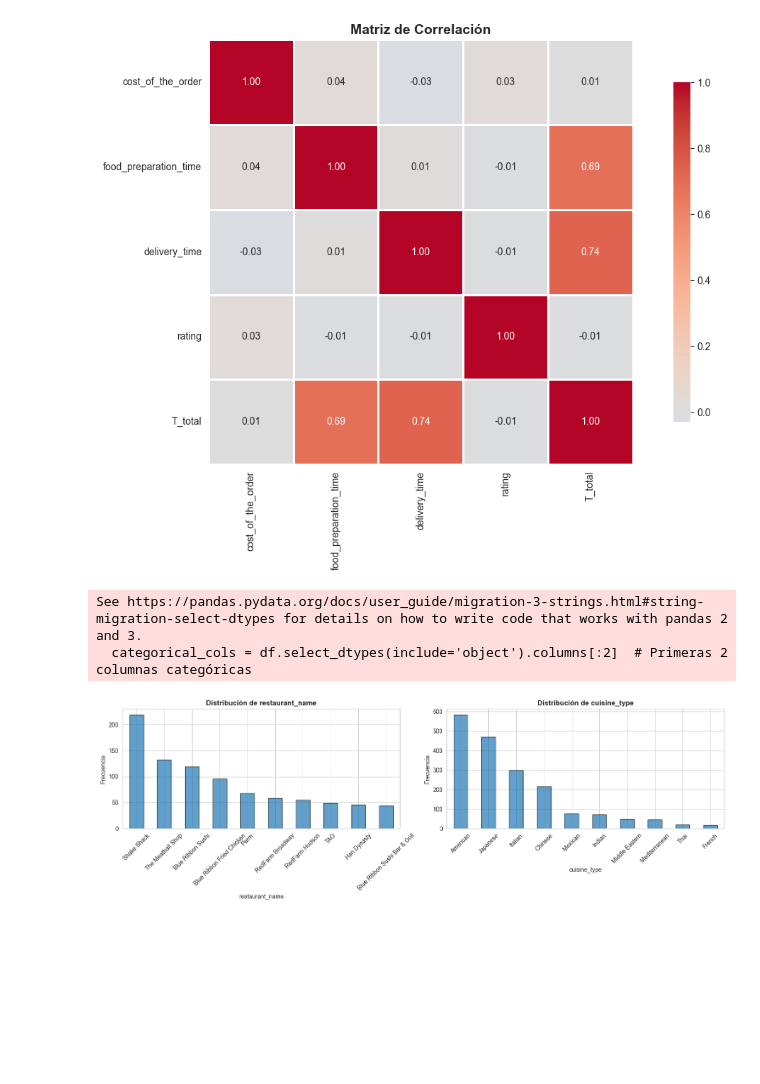
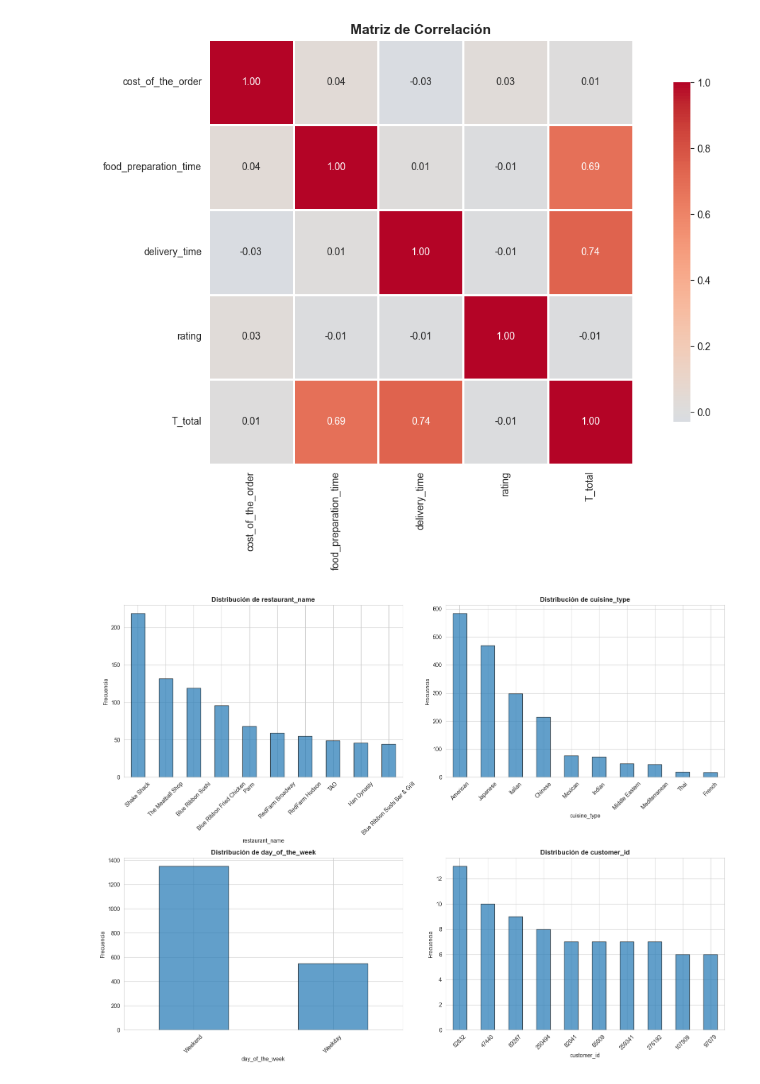
Before and after one commit to Jvelasquez980/Fundamentos-Ciencia-de-Datos, a Jupyter notebook: Tarea-30-de-enero/desarrollo.ipynb, the cells around one changed output. Saved outputs shown, nothing was run; the diff lists cells and outputs as text; code cells hidden in the pictures; blank space fills up the shorter version.

```diff
--- a/Tarea-30-de-enero/desarrollo.ipynb
+++ b/Tarea-30-de-enero/desarrollo.ipynb
@@ -214,7 +247,7 @@ df_na[['cost_of_the_order','T_total']].corr(method='pearson')
 # %%
 # Análisis de variables categóricas
 print("Análisis de variables categóricas:\n")
-not_numerical_columns = ['restaurant_name', 'cuisine_type', 'day_of_the_week']
+not_numerical_columns = ['restaurant_name', 'cuisine_type', 'day_of_the_week', 'customer_id']
 df_categorical = df[not_numerical_columns]
 for col in df_categorical.columns:
     print(f"\n{col} (únicos: {df_categorical[col].nunique()}):")
@@ -277,0 +444,31 @@ NameError: name 'df' is not defined
+# %%
+from sklearn.feature_extraction.text import TfidfVectorizer
+from sklearn.metrics.pairwise import cosine_similarity
+import networkx as nx
+df_normalizado = pd.DataFrame()
+df['restaurant_name'] = df['restaurant_name'].fillna('').astype(str)
+df['restaurant_name'] = (
+    df['restaurant_name'].str.strip().str.normalize('NFKC').str.encode('ascii', errors='ignore').str.decode('utf-8')
+)
+
+vectorizador = TfidfVectorizer(analyzer='word', ngram_range=(1,2))
+tfidf = vectorizador.fit_transform(df['restaurant_name'])
+
+sim_matrix = cosine_similarity(tfidf)
+
+umbral = 0.50 #Porcentaje de similitud que buscaré entre los textos
+G = nx.Graph()
+
+for i in range(len(df)):
+    for j in range(i + 1, len(df)):
+        if sim_matrix[i, j] >= umbral:
+            G.add_edge(df.iloc[i]['restaurant_name'], df.iloc[j]['restaurant_name'])
+
+grupos = list(nx.connected_components(G))
+# %%
+for idx, grupo in enumerate(grupos):
+
+    if len(grupo) > 1:
+        print(f"\nGrupo {idx + 1}:")
+        for restaurante in grupo:
+            print(f" - {restaurante}")
@@ -282,7 +501,7 @@ NameError: name 'df' is not defined
 fig, axes = plt.subplots(2, 2, figsize=(15, 10))
 fig.suptitle('Distribución de Variables Numéricas', fontsize=16, fontweight='bold')
 
-numeric_cols = df.select_dtypes(include=[np.number]).columns[:4]  # Primeras 4 columnas numéricas
+numeric_cols = df_numerical.select_dtypes(include=[np.number]).columns[:4]  # Primeras 4 columnas numéricas
 for idx, col in enumerate(numeric_cols):
     ax = axes[idx // 2, idx % 2]
     df[col].hist(bins=30, ax=ax, edgecolor='black', alpha=0.7)
@@ -307,23 +526,22 @@ plt.show()
 [figure]
 # %%
 # Gráficos de barras para variables categóricas
-categorical_cols = df.select_dtypes(include='object').columns[:2]  # Primeras 2 columnas categóricas
-fig, axes = plt.subplots(1, 2, figsize=(15, 5))
+categorical_cols = ['restaurant_name', 'cuisine_type', 'day_of_the_week', 'customer_id']
+fig, axes = plt.subplots(2, 2, figsize=(16, 12))
+axes = axes.flatten()  # Convertir a array 1D para iterar correctamente
 
 for idx, col in enumerate(categorical_cols):
     if idx < len(axes):
         df[col].value_counts().head(10).plot(kind='bar', ax=axes[idx], edgecolor='black', alpha=0.7)
         axes[idx].set_title(f'Distribución de {col}', fontweight='bold')
         axes[idx].set_ylabel('Frecuencia')
         axes[idx].set_xlabel(col)
         axes[idx].tick_params(axis='x', rotation=45)
 
 plt.tight_layout()
 plt.show()
 # %% [output]
-See https://pandas.pydata.org/docs/user_guide/migration-3-strings.html#string-migration-select-dtypes for details on how to write code that works with pandas 2 and 3.
-  categorical_cols = df.select_dtypes(include='object').columns[:2]  # Primeras 2 columnas categóricas
-[figure, old version]
+[figure, new version]
 # %% [markdown]
 ## 7. Hallazgos y Explicaciones de Negocio
 
```
Also changed, not shown: parts of 17 cells of this notebook, 1 other file.
